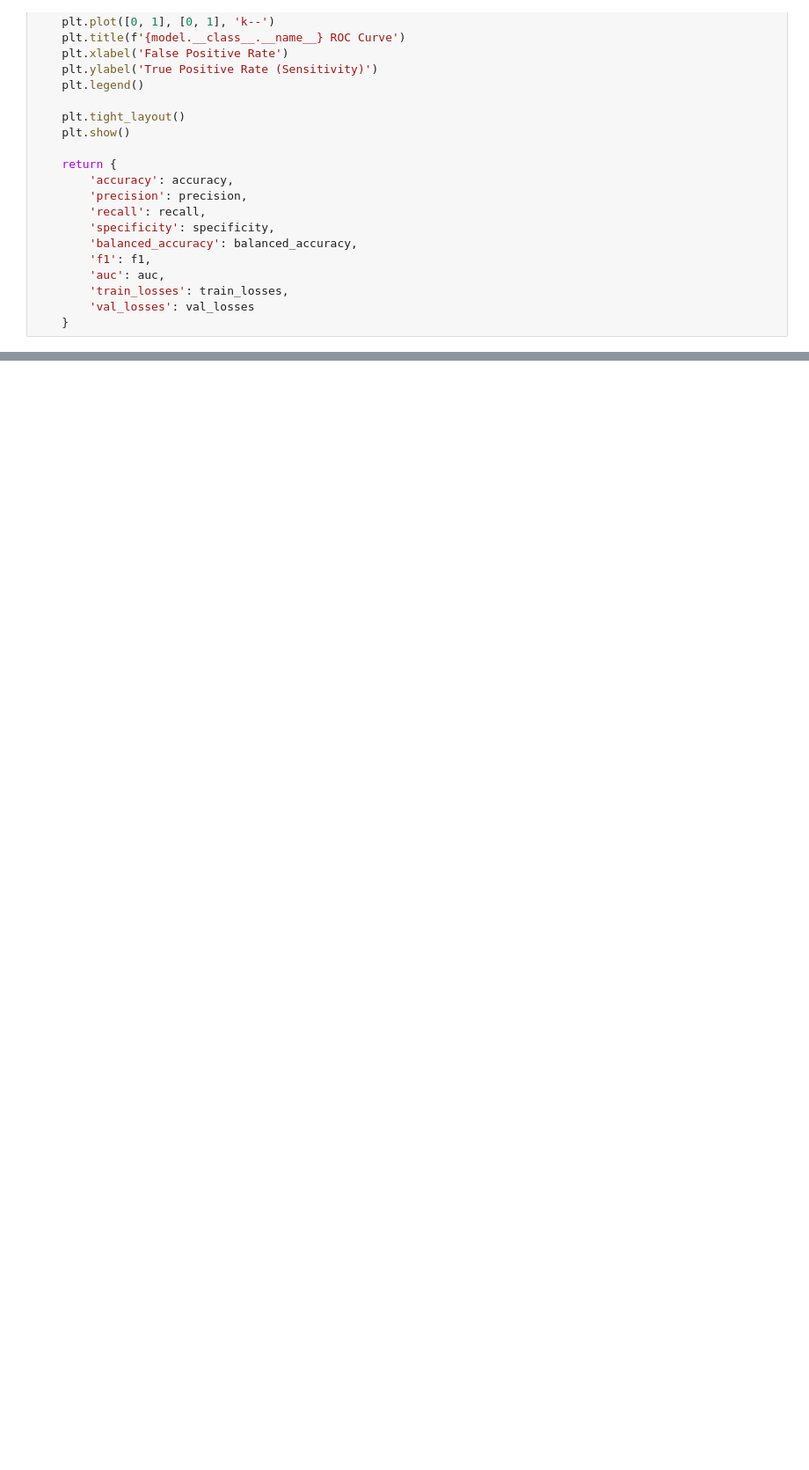
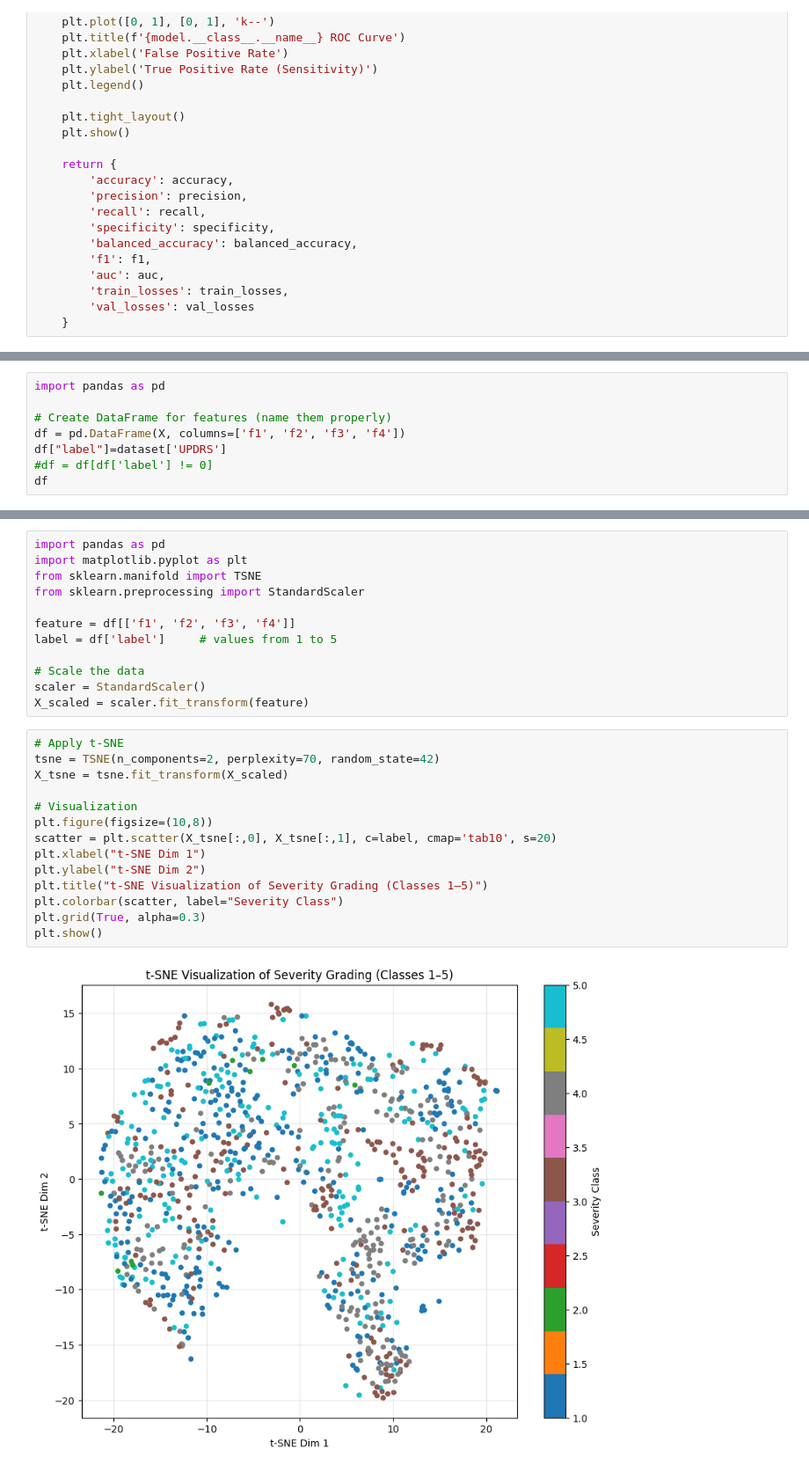
Before and after one commit to Ankita5051/GAN-Augmented-Gait-Analysis-for-Parkinson-s-Detection-Grading, a Jupyter notebook: PD_detection.ipynb, the cells around one changed output, grey strips where cells are left out. Shown at 88% size. Drawn from its saved outputs; the diff is of its cells as text; blank space fills up the shorter version.

```diff
--- a/PD_detection.ipynb
+++ b/PD_detection.ipynb
@@ -1125,0 +1117,8 @@ plt.show()
+# %%
+import pandas as pd
+
+# Create DataFrame for features (name them properly)
+df = pd.DataFrame(X, columns=['f1', 'f2', 'f3', 'f4'])
+df["label"]=dataset['UPDRS']
+#df = df[df['label'] != 0]
+df
@@ -1125,0 +1139,28 @@ plt.show()
+# %%
+import pandas as pd
+import matplotlib.pyplot as plt
+from sklearn.manifold import TSNE
+from sklearn.preprocessing import StandardScaler
+
+feature = df[['f1', 'f2', 'f3', 'f4']]
+label = df['label']     # values from 1 to 5
+
+# Scale the data
+scaler = StandardScaler()
+X_scaled = scaler.fit_transform(feature)
+# %%
+# Apply t-SNE
+tsne = TSNE(n_components=2, perplexity=70, random_state=42)
+X_tsne = tsne.fit_transform(X_scaled)
+
+# Visualization
+plt.figure(figsize=(10,8))
+scatter = plt.scatter(X_tsne[:,0], X_tsne[:,1], c=label, cmap='tab10', s=20)
+plt.xlabel("t-SNE Dim 1")
+plt.ylabel("t-SNE Dim 2")
+plt.title("t-SNE Visualization of Severity Grading (Classes 1–5)")
+plt.colorbar(scatter, label="Severity Class")
+plt.grid(True, alpha=0.3)
+plt.show()
+# %% [output]
+[figure, added]
```
Also changed, not shown: parts of 25 cells of this notebook.
